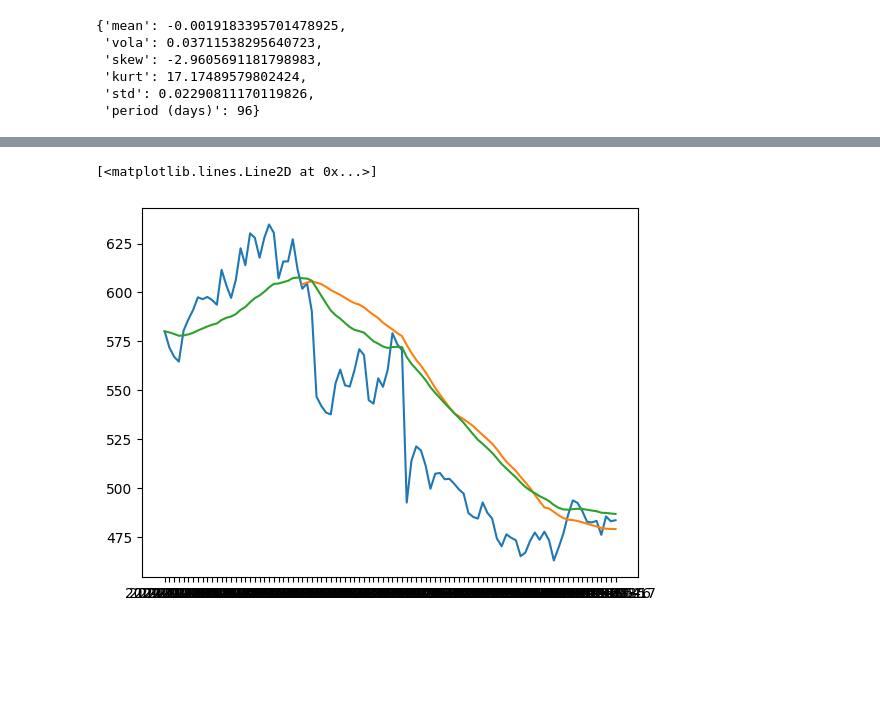
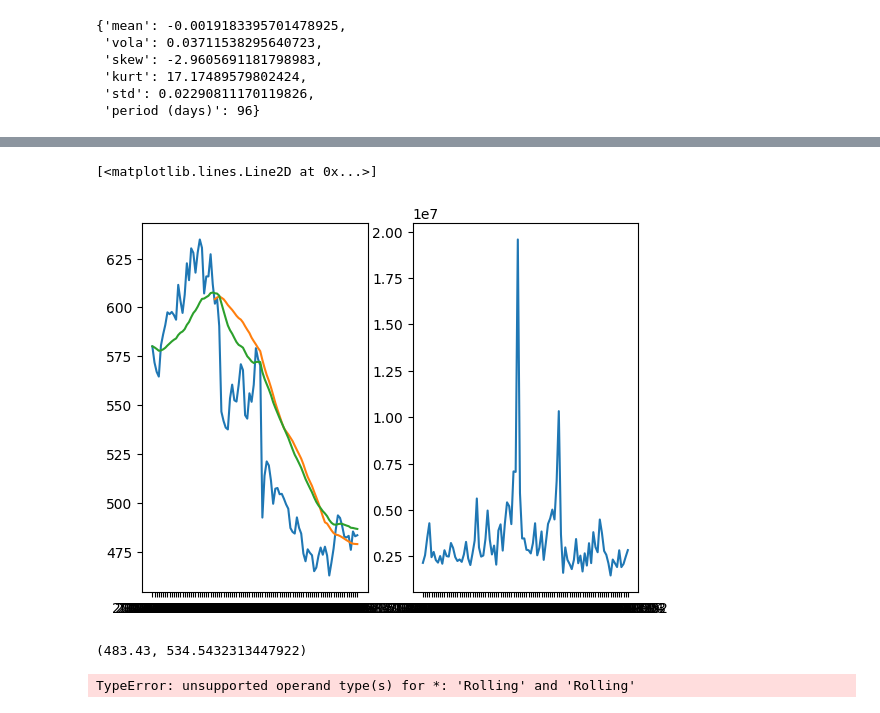
Before and after one commit to sleepper/investmentstrategies, a Jupyter notebook: Test.ipynb, the cells around one changed output, grey strips where cells are left out. Cells and saved outputs as stored; diff of their text form; code cells hidden in the pictures; blank space fills up the shorter version.

```diff
--- a/Test.ipynb
+++ b/Test.ipynb
@@ -7,6 +7,7 @@ import scipy.stats as stats
 df_temp = pd.read_csv("ADBE.CSV",index_col="date")
 df_temp["adjClose"].dropna(inplace=True)
 df_prices = df_temp["adjClose"]
+df_volumes = df_temp["volume"]
 df_returns = np.log(df_prices.shift(0))-np.log(df_prices.shift(-1))
 # %%
 period_days = len(df_returns)
@@ -25,7 +40,18 @@ df_prices.sort_index(ascending=True, inplace=True)
 # %%
-plt.plot(df_prices)
-plt.plot(df_prices.rolling(window=30).mean())
-plt.plot(df_prices.ewm(span=30, adjust=False).mean())
+plt.subplot(121).plot(df_prices)
+plt.subplot(121).plot(df_prices.rolling(window=30).mean())
+plt.subplot(121).plot(df_prices.ewm(span=30, adjust=False).mean())
+plt.subplot(122).plot(df_volumes)
 # %% [output]
 [<matplotlib.lines.Line2D at 0x...>]
-[figure, old version]
+[figure, new version]
+# %%
+vwap = (df_volumes * df_prices).sum() / df_volumes.sum()
+last_close = df_prices.iloc[-1]
+last_close, vwap
+# %% [output]
+(483.43, 534.5432313447922)
+# %%
+df_vwap = df_volumes.cumsum()
+# %% [output]
+TypeError: unsupported operand type(s) for *: 'Rolling' and 'Rolling'
```
Also changed, not shown: parts of 2 cells of this notebook.
